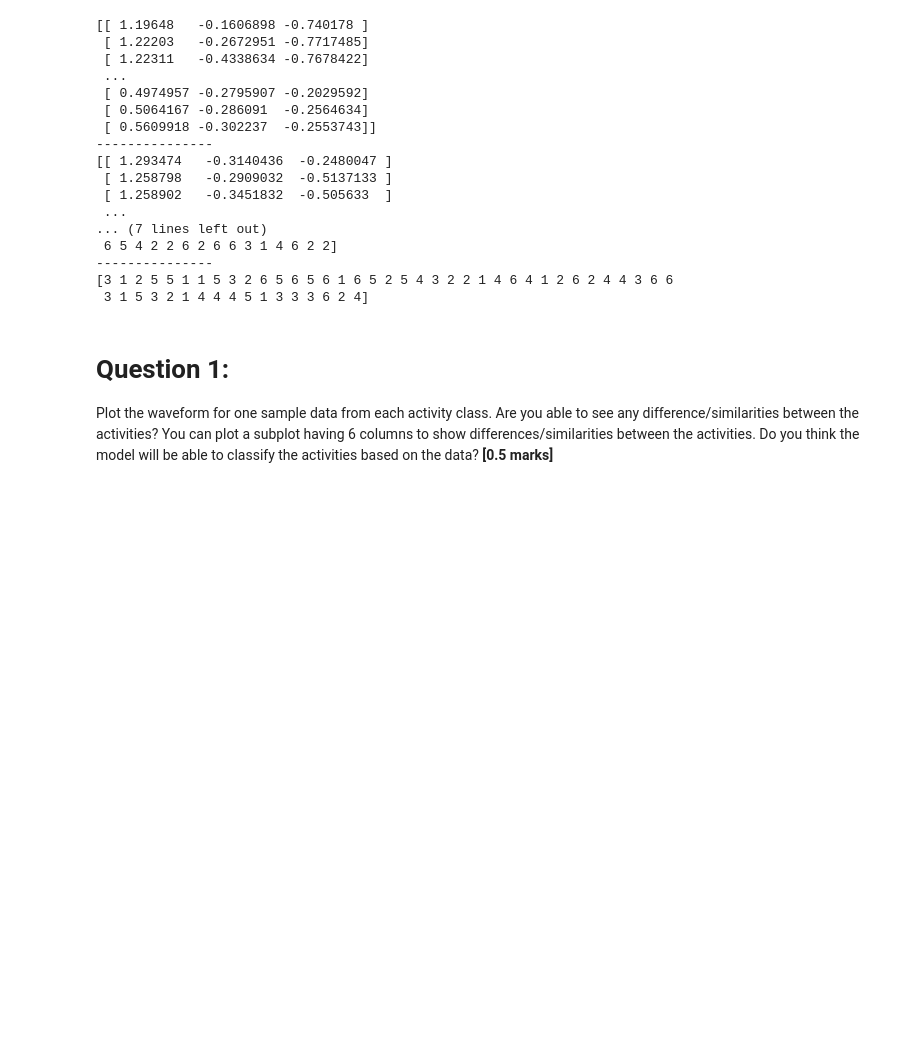
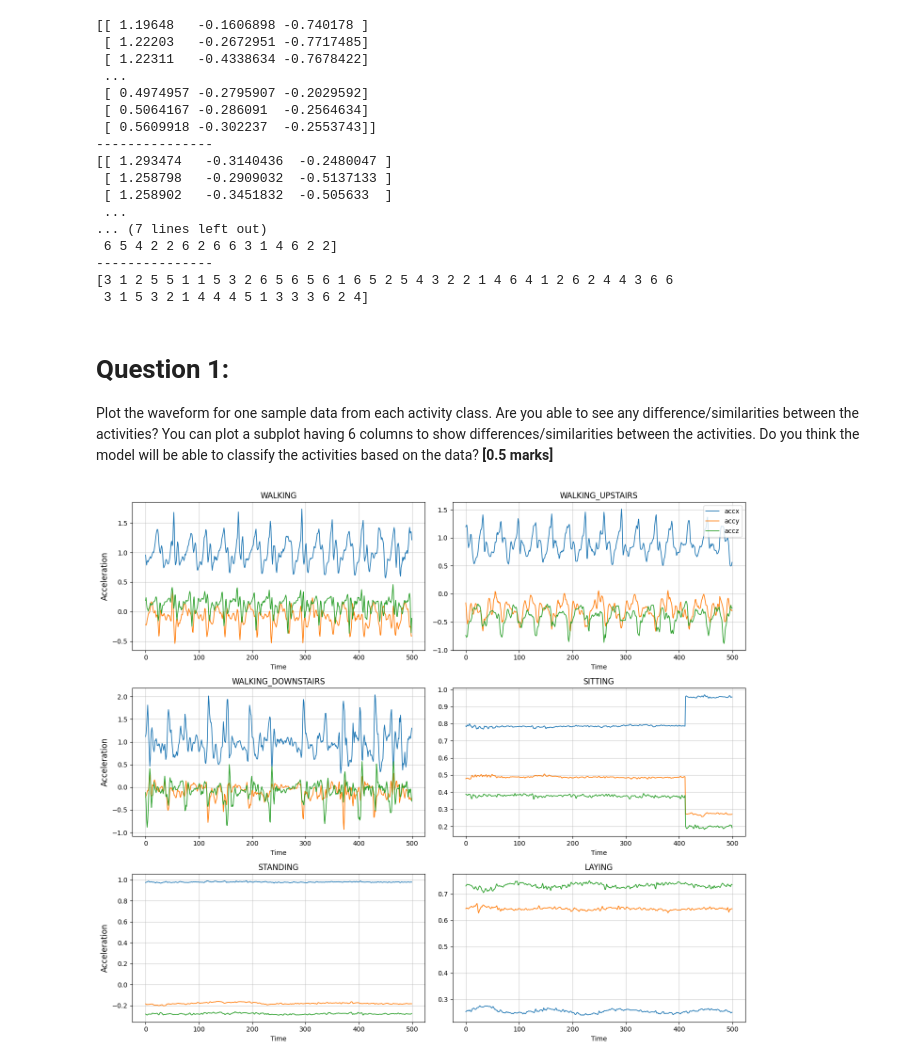
Before and after one commit to HarshJamgaonkar05/ES-335-ML-Assignment-1, a Jupyter notebook: HAR_EDA.ipynb, the cells around one changed output. Drawn from its saved outputs; the diff is of its cells as text; code cells hidden in the pictures; blank space fills up the shorter version.

```diff
--- a/HAR_EDA.ipynb
+++ b/HAR_EDA.ipynb
@@ -240,3 +240,32 @@ print(y_test)
 Plot the waveform for one sample data from each activity class. Are you able to see any difference/similarities between the activities? You can plot a subplot having 6 columns to show differences/similarities between the activities. Do you think the model will be able to classify the activities based on the data? **[0.5 marks]**
 # %%
 import matplotlib.pyplot as plt
+
+fig, axes = plt.subplots(3, 2, figsize=(14, 12))
+
+for i, (j, activity) in enumerate(ACTIVITIES.items()):
+
+    row = i // 2
+    col = i % 2
+
+    sample_i = np.where(y_train == j)[0][0]
+    sample = X_train[sample_i]
+
+    axes[row, col].plot(sample[:, 0], label='accx', linewidth=1.2)
+    axes[row, col].plot(sample[:, 1], label='accy', linewidth=1.2)
+    axes[row, col].plot(sample[:, 2], label='accz', linewidth=1.2)
+
+    axes[row, col].set_title(activity)
+
+    axes[row, col].set_xlabel('Time')
+    axes[row, col].grid(alpha=0.6)
+
+    if col == 0:
+        axes[row, col].set_ylabel('Acceleration', fontsize=12)
+    if i == 1:
+        axes[row, col].legend(loc='upper right', fontsize=10)
+
+plt.tight_layout()
+plt.show()
+# %% [output]
+[figure, added]
```
